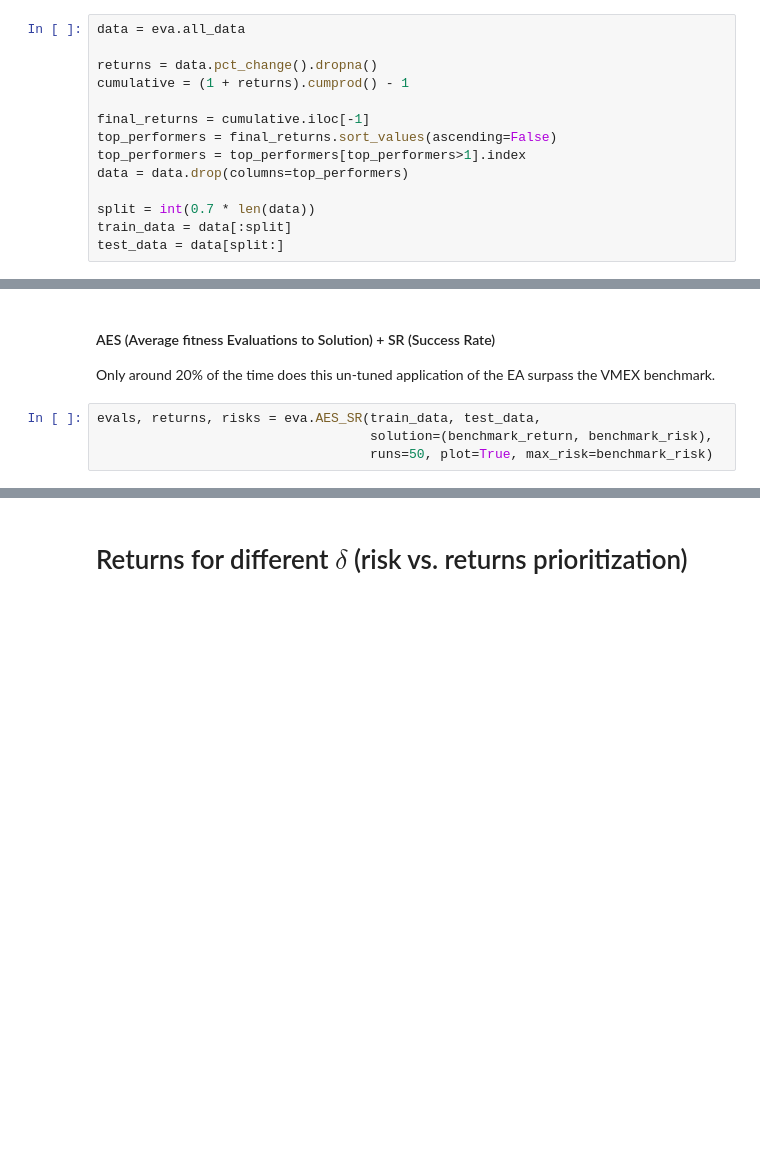
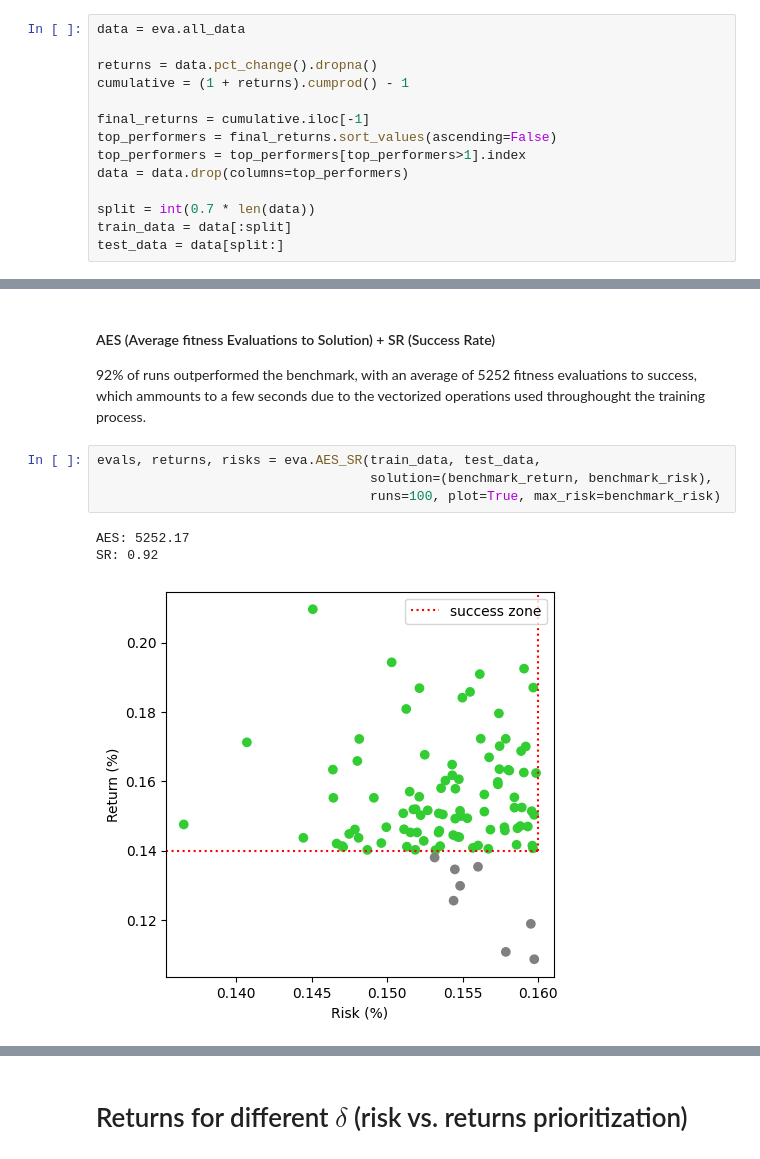
Before and after one commit to PanDomene/Evolutionary-Algorithm-for-Portfolio-Optimization, a Jupyter notebook: results/results.ipynb, the cells around one changed output, grey strips where cells are left out. Drawn from its saved outputs; the diff is of its cells as text; blank space fills up the shorter version.

```diff
--- a/results/results.ipynb
+++ b/results/results.ipynb
@@ -64,11 +112,15 @@ best_returns, risks = eva.MBF(train_data, test_data, runs=20, max_risk=benchmark
 # %% [markdown]
 #### AES (Average fitness Evaluations to Solution) + SR (Success Rate)
 
-Only around 20% of the time does this un-tuned application of the EA surpass the VMEX benchmark.
+92% of runs outperformed the benchmark, with an average of 5252 fitness evaluations to success, which ammounts to a few seconds due to the vectorized operations used throughought the training process.
 # %%
 evals, returns, risks = eva.AES_SR(train_data, test_data,
                                    solution=(benchmark_return, benchmark_risk),
-                                   runs=50, plot=True, max_risk=benchmark_risk)
+                                   runs=100, plot=True, max_risk=benchmark_risk)
+# %% [output]
+AES: 5252.17
+SR: 0.92
+[figure, added]
 # %% [markdown]
 # Parameter Selection
 
```
Also changed, not shown: parts of 32 cells of this notebook, 7 other files.
